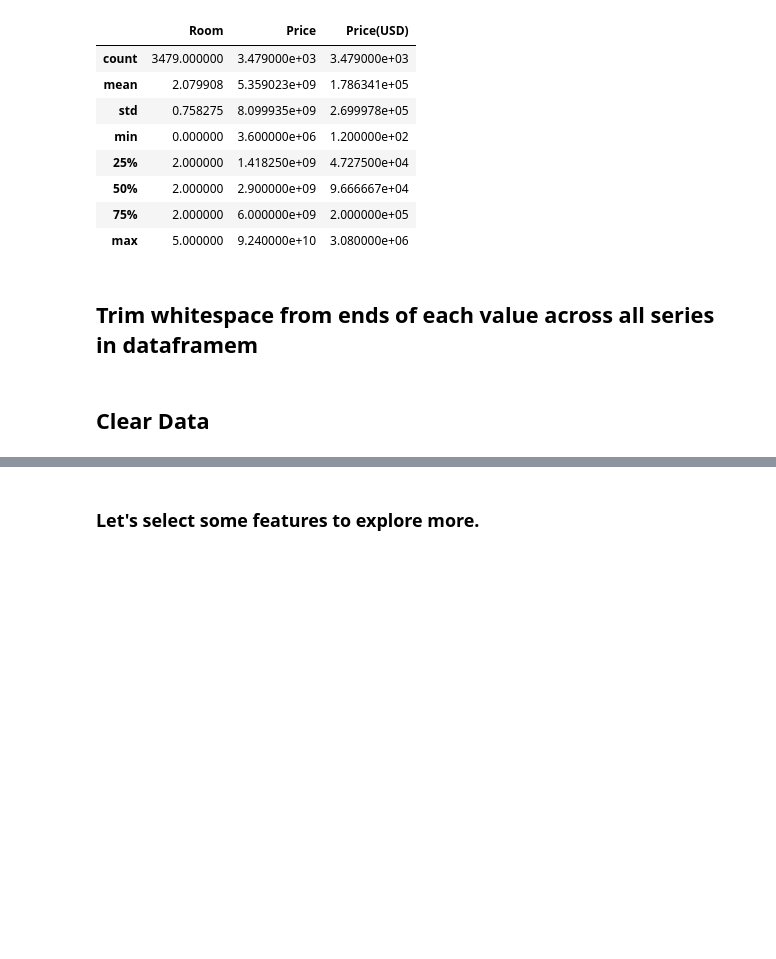
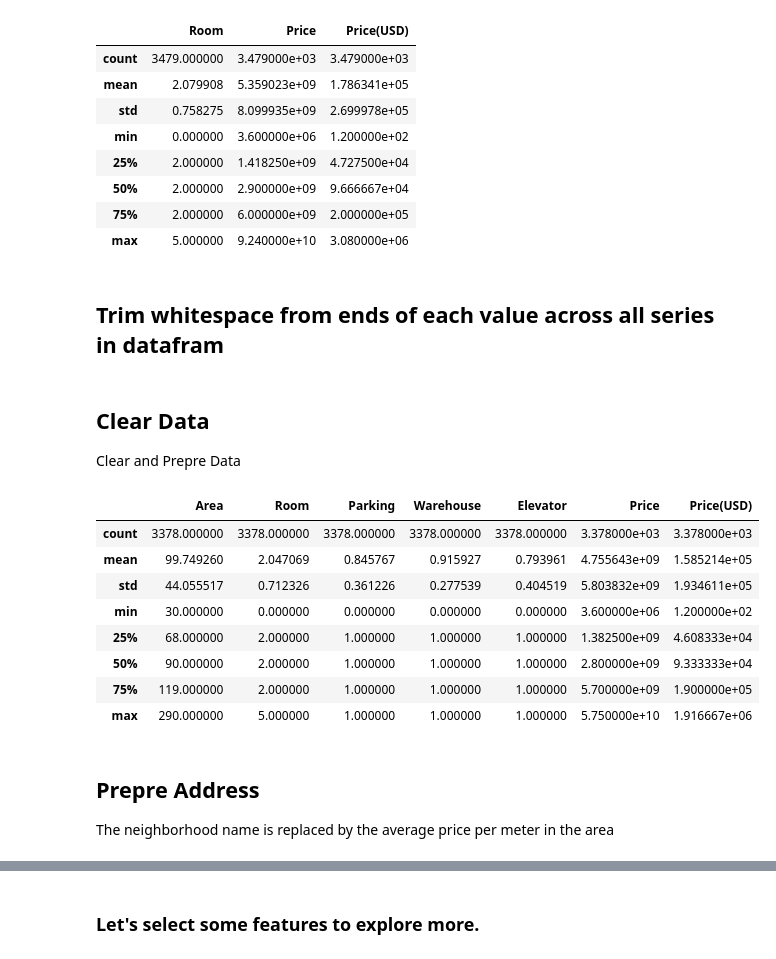
Before and after one commit to suicideland/Maktabkhooneh-Machine-Learning-with-Python, a Jupyter notebook: Season-2/House_Price.ipynb, the cells around one changed output, grey strips where cells are left out. Saved outputs shown, nothing was run; the diff lists cells and outputs as text; code cells hidden in the pictures; blank space fills up the shorter version.

Commit message:
work on Clear Data part

```diff
--- a/Season-2/House_Price.ipynb
+++ b/Season-2/House_Price.ipynb
@@ -37,11 +38,39 @@ df.describe()
 | 75% | 2.000000 | 6.000000e+09 | 2.000000e+05 |
 | max | 5.000000 | 9.240000e+10 | 3.080000e+06 |
 # %% [markdown]
-## Trim whitespace from ends of each value across all series in dataframem
+## Trim whitespace from ends of each value across all series in datafram
 # %%
 def trim_all_columns(df):
     trim_strings = lambda x: x.strip() if isinstance(x, str) else x
     return df.applymap(trim_strings)
 # %% [markdown]
 ## Clear Data
+Clear and Prepre Data
+# %%
+df = trim_all_columns(df)
+
+df = df[~df['Address'].isnull()].reset_index(drop=True)
+
+df['Area'] = pd.to_numeric(df['Area'], errors='coerce')
+df = df[df['Area'] < 300].reset_index(drop=True)
+
+le = LabelEncoder()
+df['Parking'] = le.fit_transform(df['Parking'])
+df['Warehouse'] = le.fit_transform(df['Warehouse'])
+df['Elevator'] = le.fit_transform(df['Elevator'])
+
+df.describe()
+# %% [output]
+|  | Area | Room | Parking | Warehouse | Elevator | Price | Price(USD) |
+| count | 3378.000000 | 3378.000000 | 3378.000000 | 3378.000000 | 3378.000000 | 3.378000e+03 | 3.378000e+03 |
+| mean | 99.749260 | 2.047069 | 0.845767 | 0.915927 | 0.793961 | 4.755643e+09 | 1.585214e+05 |
+| std | 44.055517 | 0.712326 | 0.361226 | 0.277539 | 0.404519 | 5.803832e+09 | 1.934611e+05 |
+| min | 30.000000 | 0.000000 | 0.000000 | 0.000000 | 0.000000 | 3.600000e+06 | 1.200000e+02 |
+| 25% | 68.000000 | 2.000000 | 1.000000 | 1.000000 | 1.000000 | 1.382500e+09 | 4.608333e+04 |
+| 50% | 90.000000 | 2.000000 | 1.000000 | 1.000000 | 1.000000 | 2.800000e+09 | 9.333333e+04 |
+| 75% | 119.000000 | 2.000000 | 1.000000 | 1.000000 | 1.000000 | 5.700000e+09 | 1.900000e+05 |
+| max | 290.000000 | 5.000000 | 1.000000 | 1.000000 | 1.000000 | 5.750000e+10 | 1.916667e+06 |
+# %% [markdown]
+## Prepre Address
+The neighborhood name is replaced by the average price per meter in the area
 # %%
```
Also changed, not shown: parts of 9 cells of this notebook, 1 other file.
